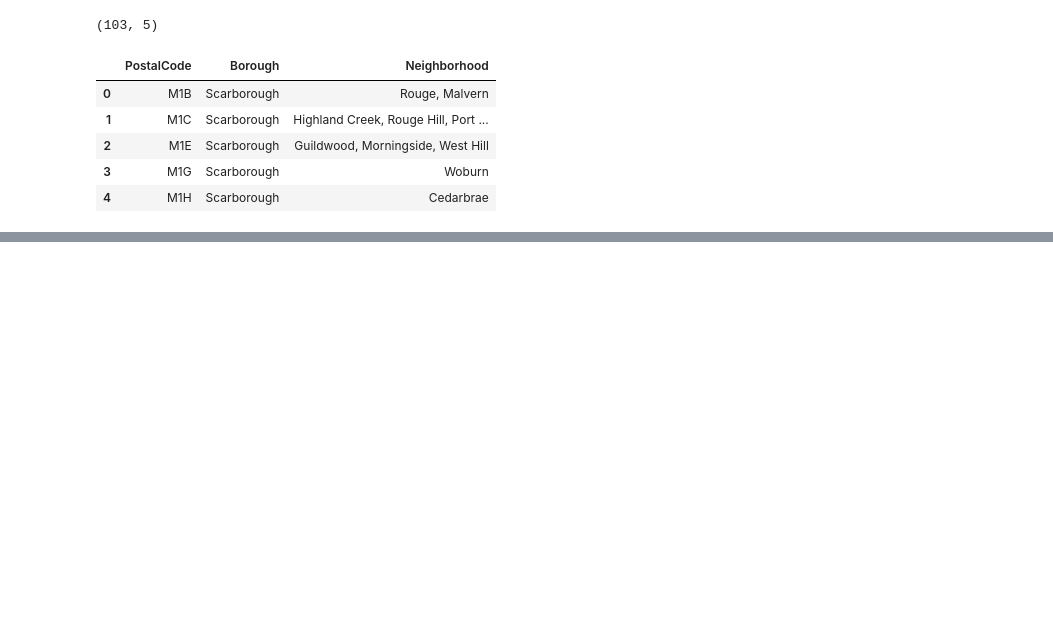
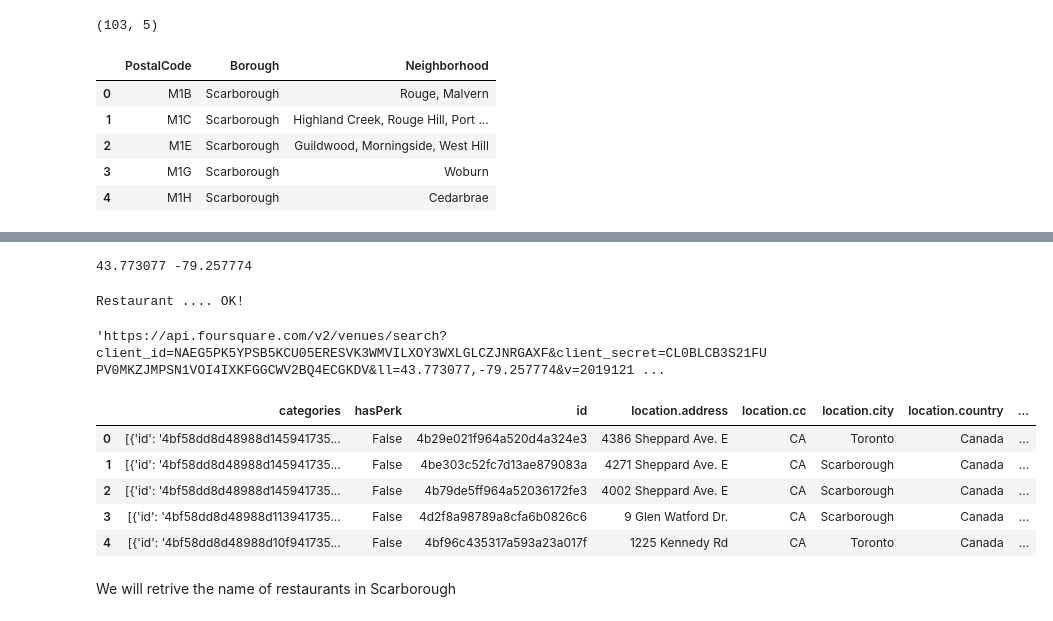
Before and after one commit to varunrd/Coursera_Capstone, a Jupyter notebook: capstone week3.ipynb, the cells around one changed output, grey strips where cells are left out. Drawn from its saved outputs; the diff is of its cells as text; code cells hidden in the pictures; blank space fills up the shorter version.

```diff
--- a/capstone week3.ipynb
+++ b/capstone week3.ipynb
@@ -114,0 +186,39 @@ toronto_data.head()
+# %%
+address = 'Scarborough, ON, Canada'
+
+geolocator = Nominatim(user_agent="foursquare_agent")
+location = geolocator.geocode(address)
+latitude = location.latitude
+longitude = location.longitude
+print(latitude, longitude)
+# %% [output]
+43.773077 -79.257774
+# %%
+search_query = 'Restaurant'
+Radius = 10000
+print(search_query + ' .... OK!')
+# %% [output]
+Restaurant .... OK!
+# %%
+url = 'https://api.foursquare.com/v2/venues/search?client_id={}&client_secret={}&ll={},{}&v={}&query={}&radius={}&limit={}'.format(CLIENT_ID, CLIENT_SECRET, latitude, longitude, VERSION, search_query, Radius, LIMIT)
+url
+# %% [output]
+'https://api.foursquare.com/v2/venues/search?client_id=NAEG5PK5YPSB5KCU05ERESVK3WMVILXOY3WXLGLCZJNRGAXF&client_secret=CL0BLCB3S21FUPV0MKZJMPSN1VOI4IXKFGGCWV2BQ4ECGKDV&ll=43.773077,-79.257774&v=2019121 ...
+# %%
+results = requests.get(url).json()
+# %%
+# assigning relevant part of JSON to venues
+venues = results['response']['venues']
+
+# tranforming venues into a dataframe
+dataframe = json_normalize(venues)
+dataframe.head()
+# %% [output]
+|  | categories | hasPerk | id | location.address | location.cc | location.city | location.country | ... |
+| 0 | [{'id': '4bf58dd8d48988d145941735... | False | 4b29e021f964a520d4a324e3 | 4386 Sheppard Ave. E | CA | Toronto | Canada | ... |
+| 1 | [{'id': '4bf58dd8d48988d145941735... | False | 4be303c52fc7d13ae879083a | 4271 Sheppard Ave. E | CA | Scarborough | Canada | ... |
+| 2 | [{'id': '4bf58dd8d48988d145941735... | False | 4b79de5ff964a52036172fe3 | 4002 Sheppard Ave. E | CA | Scarborough | Canada | ... |
+| 3 | [{'id': '4bf58dd8d48988d113941735... | False | 4d2f8a98789a8cfa6b0826c6 | 9 Glen Watford Dr. | CA | Scarborough | Canada | ... |
+| 4 | [{'id': '4bf58dd8d48988d10f941735... | False | 4bf96c435317a593a23a017f | 1225 Kennedy Rd | CA | Toronto | Canada | ... |
+# %% [markdown]
+We will retrive the name of restaurants in Scarborough
```
Also changed, not shown: parts of 3 cells of this notebook.
